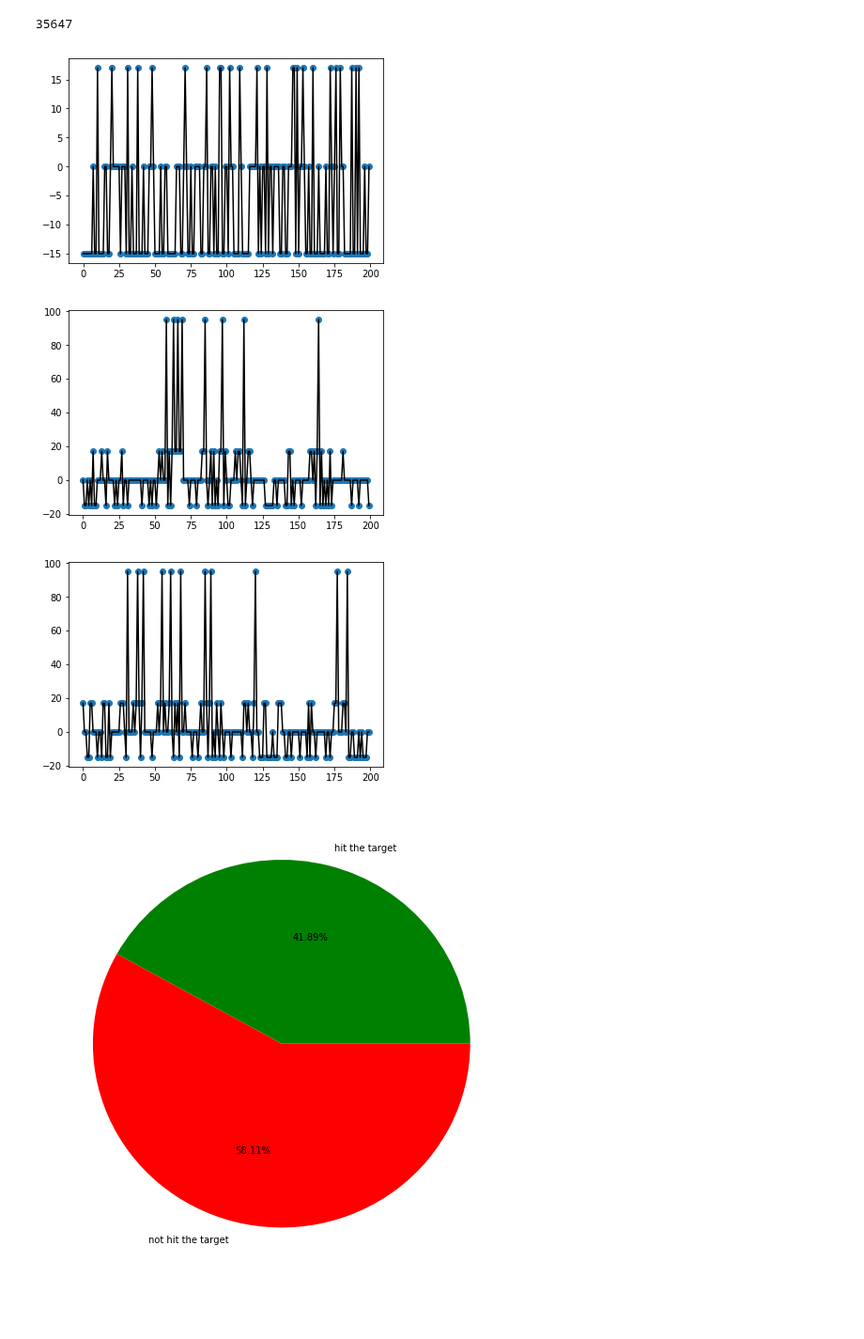
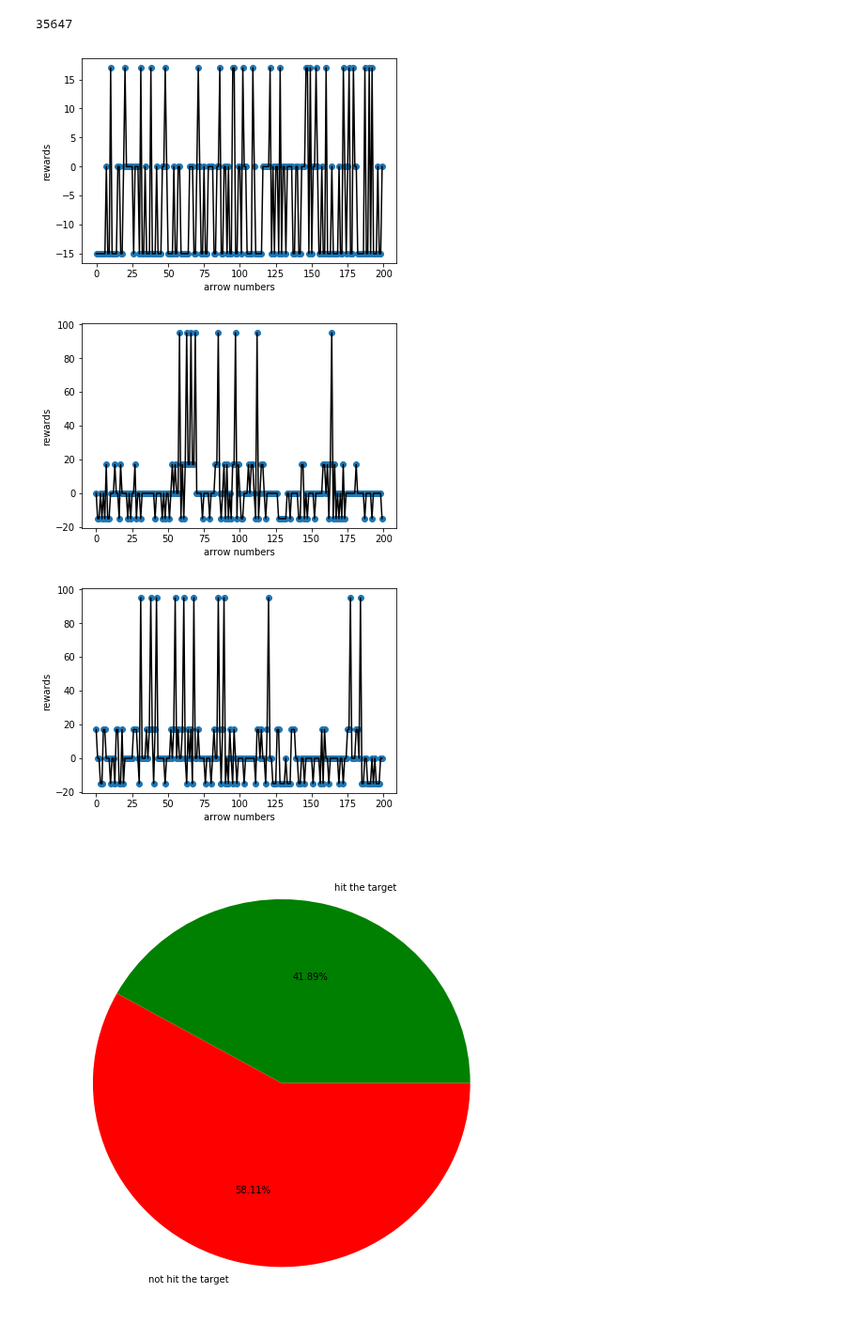
Before and after one commit to shaoyih/One-Shot, a Jupyter notebook: docs/Graph stuff.ipynb, the cells around one changed output. Shown at 94% size. Drawn from its saved outputs; the diff is of its cells as text; code cells hidden in the pictures; blank space fills up the shorter version.

```diff
--- a/docs/Graph stuff.ipynb
+++ b/docs/Graph stuff.ipynb
@@ -21,19 +21,25 @@ if(os.path.isfile(path+"\\"+"stats.json")):
 # %%
 ## print reward choice
 print(len(reward))
 plt.plot(reward[0:200],"o",reward[0:200],'k')
+plt.xlabel("arrow numbers")
+plt.ylabel("rewards")
 plt.show()
 
 plt.plot(reward[25000:25200],"o",reward[25000:25200],'k')
+plt.xlabel("arrow numbers")
+plt.ylabel("rewards")
 plt.show()
 
 plt.plot(reward[35000:35200],"o",reward[35000:35200],'k')
+plt.xlabel("arrow numbers")
+plt.ylabel("rewards")
 plt.show()
 # %% [output]
 35647
-[figure, old version]
+[figure, new version]
-[figure, old version]
+[figure, new version]
-[figure, old version]
+[figure, new version]
 # %%
 ##饼状图射中的分布没射中的分布 after trainning
 plt.figure(figsize=(9,9))
```
Also changed, not shown: parts of 3 cells of this notebook, 16 other files.
